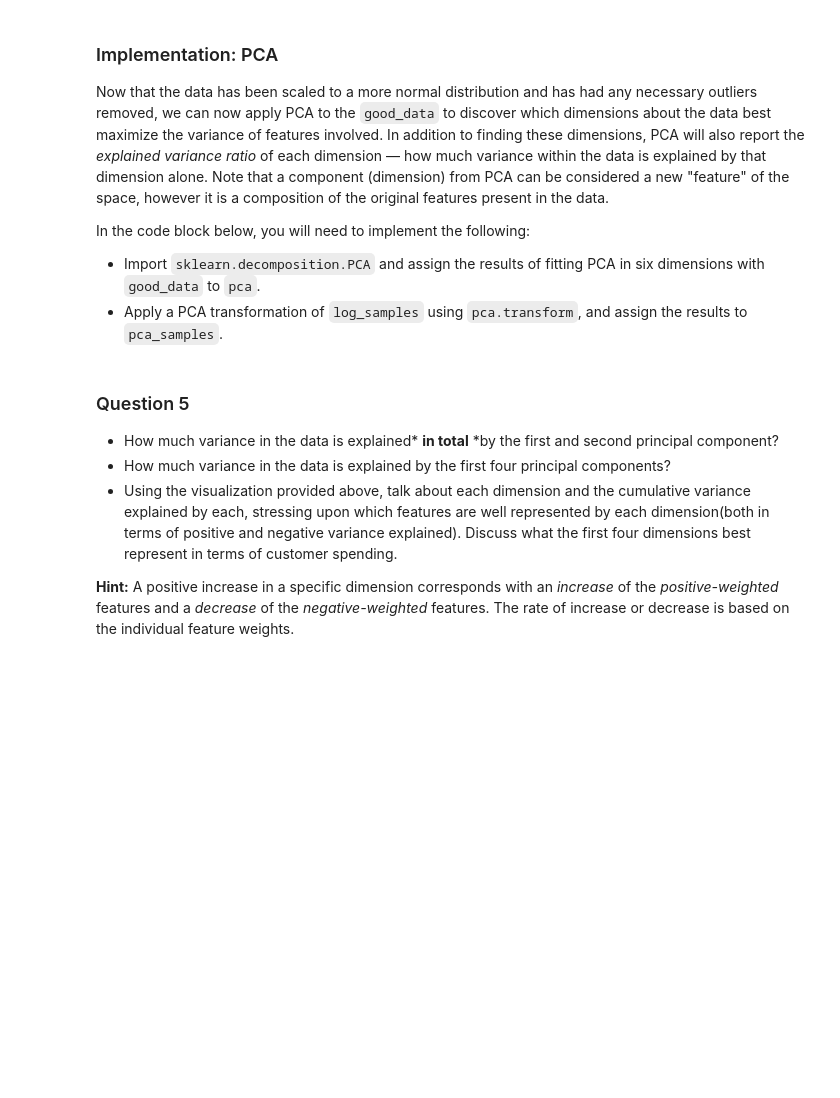
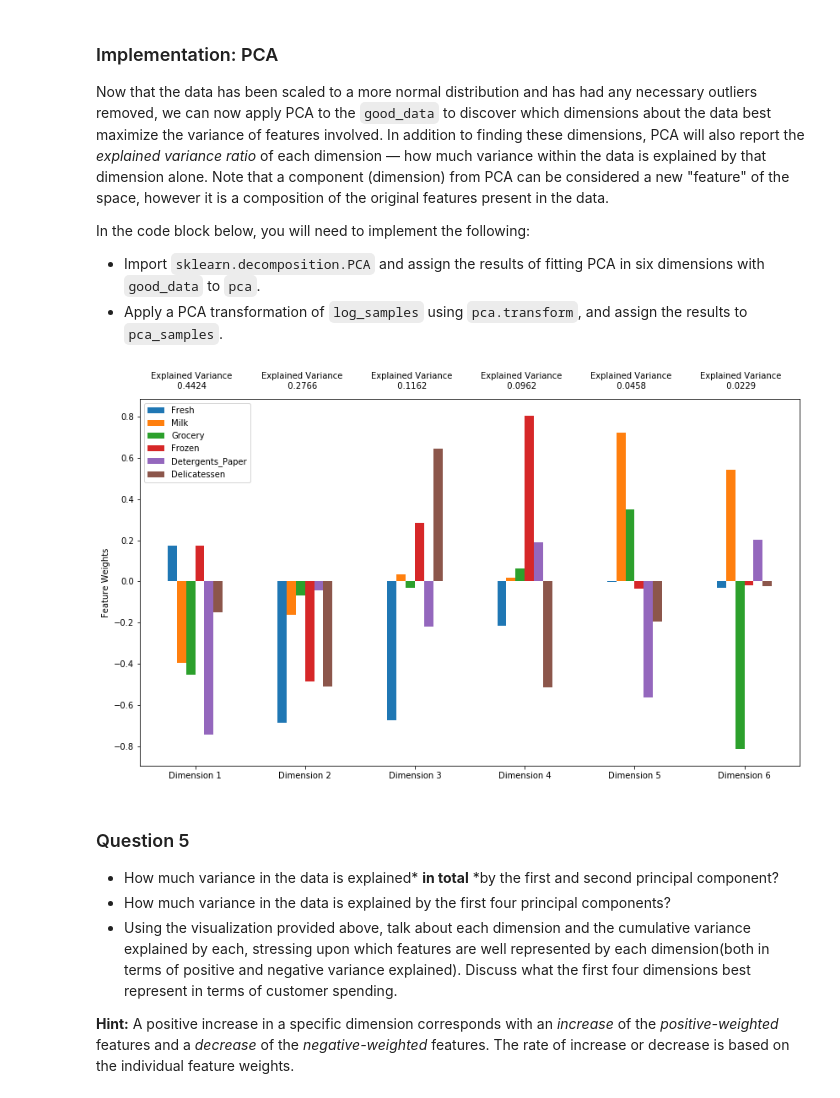
Before and after one commit to deepaksharma1992/Machine-Learning-Basics-Nanodegree, a Jupyter notebook: customer_segments/customer_segments.ipynb, the cells around one changed output. Saved outputs shown, nothing was run; the diff lists cells and outputs as text; code cells hidden in the pictures; blank space fills up the shorter version.

```diff
--- a/customer_segments/customer_segments.ipynb
+++ b/customer_segments/customer_segments.ipynb
@@ -221,14 +309,18 @@ In the code block below, you will need to implement the following:
  - Import `sklearn.decomposition.PCA` and assign the results of fitting PCA in six dimensions with `good_data` to `pca`.
  - Apply a PCA transformation of `log_samples` using `pca.transform`, and assign the results to `pca_samples`.
 # %%
+
+
 # TODO: Apply PCA by fitting the good data with the same number of dimensions as features
-pca = None
+pca = PCA(n_components=len(good_data.columns)).fit(good_data)
 
 # TODO: Transform log_samples using the PCA fit above
-pca_samples = None
+pca_samples = pca.transform(log_samples)
 
 # Generate PCA results plot
 pca_results = vs.pca_results(good_data, pca)
+# %% [output]
+[figure, added]
 # %% [markdown]
 ### Question 5
 
```
Also changed, not shown: parts of 38 cells of this notebook, 6 other files.
